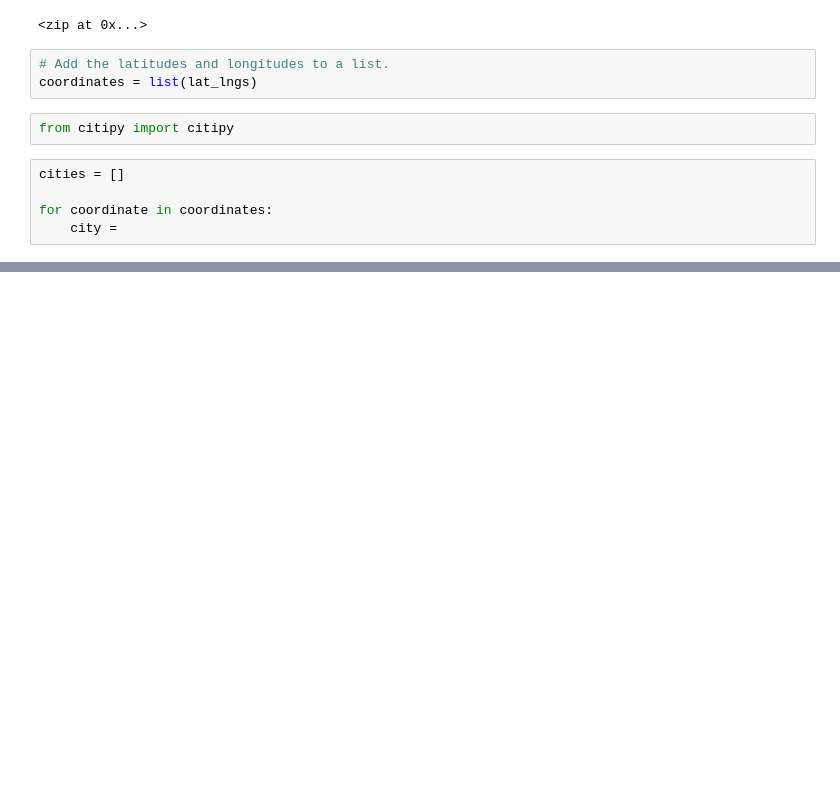
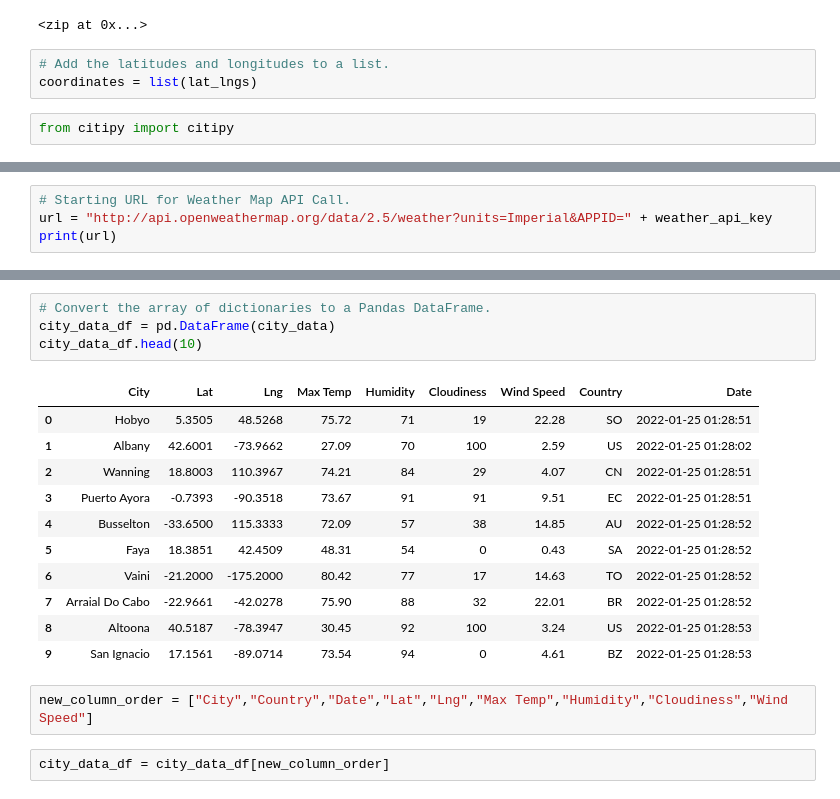
Before and after one commit to wilson-alexei/World_Weaather_Analysis-, a Jupyter notebook: WeatherPy.ipynb, the cells around one changed output, grey strips where cells are left out. Saved outputs shown, nothing was run; the diff lists cells and outputs as text; blank space fills up the shorter version.

```diff
--- a/WeatherPy.ipynb
+++ b/WeatherPy.ipynb
@@ -16,8 +16,3 @@ lat_lngs
 coordinates = list(lat_lngs)
 # %%
 from citipy import citipy
-# %%
-cities = []
-
-for coordinate in coordinates:
-    city =
@@ -39,0 +42,4 @@ len(cities)
+# %%
+# Starting URL for Weather Map API Call.
+url = "http://api.openweathermap.org/data/2.5/weather?units=Imperial&APPID=" + weather_api_key
+print(url)
@@ -39,0 +127,20 @@ len(cities)
+# %%
+# Convert the array of dictionaries to a Pandas DataFrame.
+city_data_df = pd.DataFrame(city_data)
+city_data_df.head(10)
+# %% [output]
+|  | City | Lat | Lng | Max Temp | Humidity | Cloudiness | Wind Speed | Country | Date |
+| 0 | Hobyo | 5.3505 | 48.5268 | 75.72 | 71 | 19 | 22.28 | SO | 2022-01-25 01:28:51 |
+| 1 | Albany | 42.6001 | -73.9662 | 27.09 | 70 | 100 | 2.59 | US | 2022-01-25 01:28:02 |
+| 2 | Wanning | 18.8003 | 110.3967 | 74.21 | 84 | 29 | 4.07 | CN | 2022-01-25 01:28:51 |
+| 3 | Puerto Ayora | -0.7393 | -90.3518 | 73.67 | 91 | 91 | 9.51 | EC | 2022-01-25 01:28:51 |
+| 4 | Busselton | -33.6500 | 115.3333 | 72.09 | 57 | 38 | 14.85 | AU | 2022-01-25 01:28:52 |
+| 5 | Faya | 18.3851 | 42.4509 | 48.31 | 54 | 0 | 0.43 | SA | 2022-01-25 01:28:52 |
+| 6 | Vaini | -21.2000 | -175.2000 | 80.42 | 77 | 17 | 14.63 | TO | 2022-01-25 01:28:52 |
+| 7 | Arraial Do Cabo | -22.9661 | -42.0278 | 75.90 | 88 | 32 | 22.01 | BR | 2022-01-25 01:28:52 |
+| 8 | Altoona | 40.5187 | -78.3947 | 30.45 | 92 | 100 | 3.24 | US | 2022-01-25 01:28:53 |
+| 9 | San Ignacio | 17.1561 | -89.0714 | 73.54 | 94 | 0 | 4.61 | BZ | 2022-01-25 01:28:53 |
+# %%
+new_column_order = ["City","Country","Date","Lat","Lng","Max Temp","Humidity","Cloudiness","Wind Speed"]
+# %%
+city_data_df = city_data_df[new_column_order]
```
Also changed, not shown: parts of 8 cells of this notebook.
